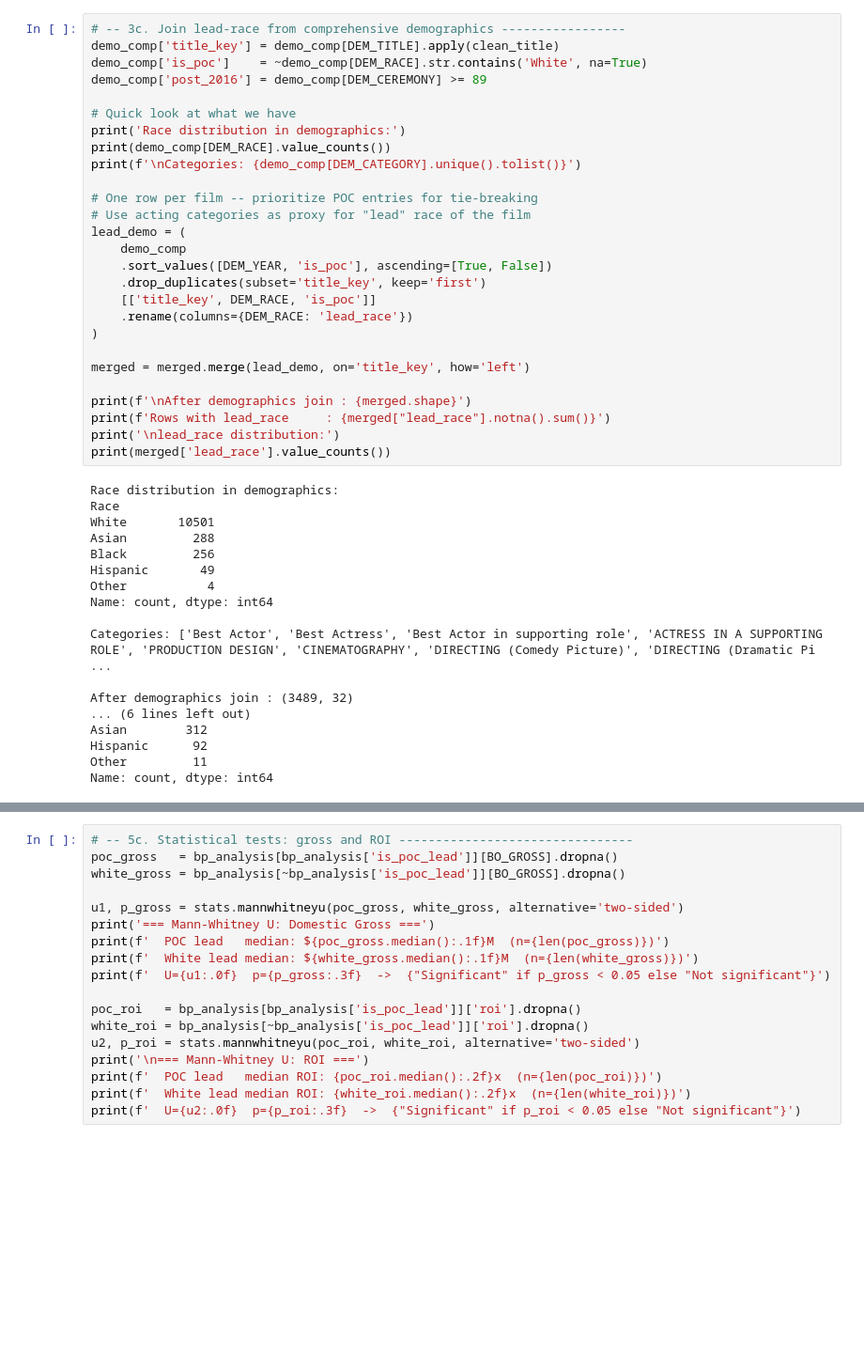
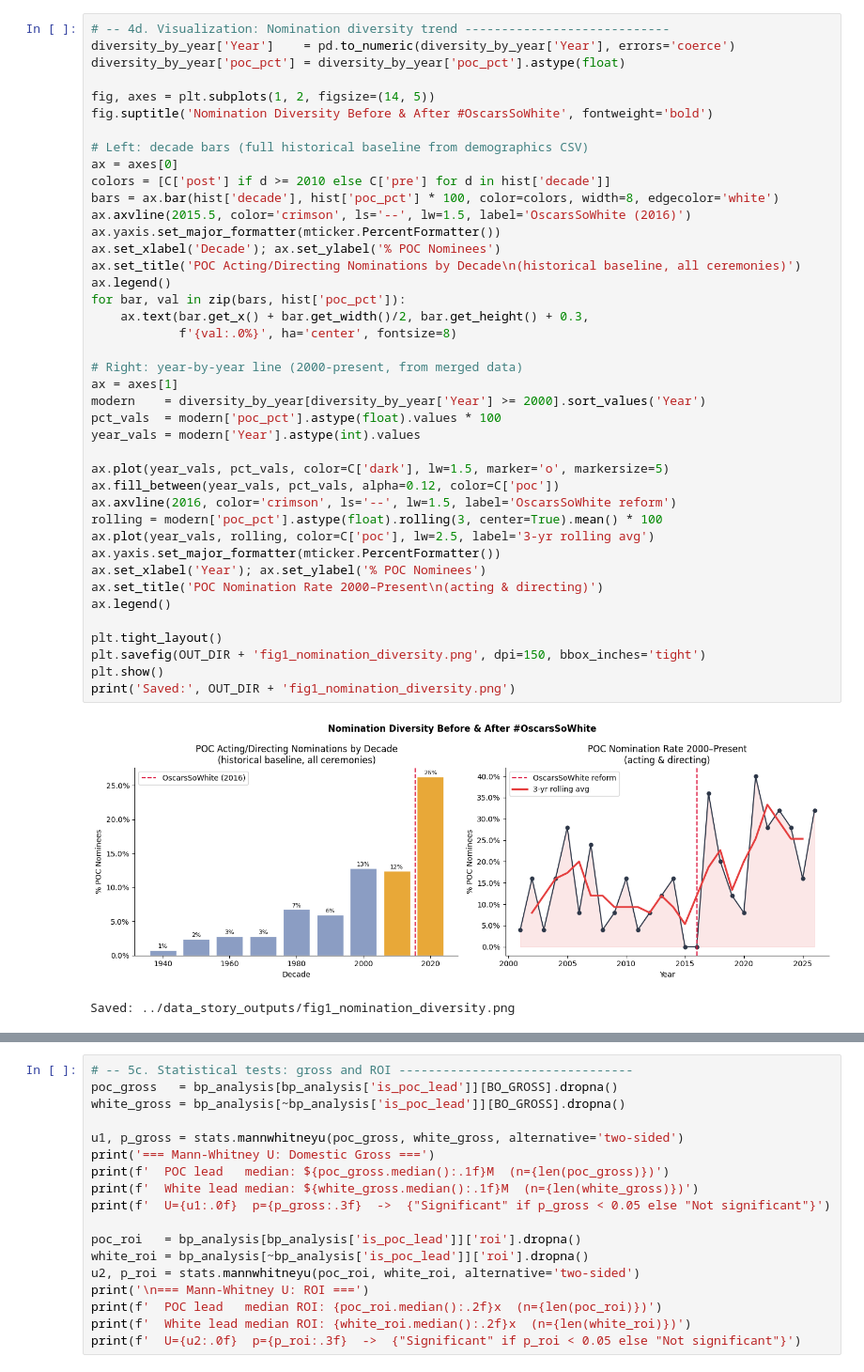
Before and after one commit to nmaharaj28/comm3180_S26_Data_Project, a Jupyter notebook: data_analysis/oscars_box_office.ipynb, the cells around one changed output, grey strips where cells are left out. Shown at 94% size. Saved outputs shown, nothing was run; the diff lists cells and outputs as text; blank space fills up the shorter version.

```diff
--- a/data_analysis/oscars_box_office.ipynb
+++ b/data_analysis/oscars_box_office.ipynb
@@ -289,46 +394,45 @@ Unmatched films (763) -- first 15 to spot-check:
 # %%
-# -- 3c. Join lead-race from comprehensive demographics -----------------
-demo_comp['title_key'] = demo_comp[DEM_TITLE].apply(clean_title)
-demo_comp['is_poc']    = ~demo_comp[DEM_RACE].str.contains('White', na=True)
-demo_comp['post_2016'] = demo_comp[DEM_CEREMONY] >= 89
+# -- 4d. Visualization: Nomination diversity trend ----------------------------
+diversity_by_year['Year']    = pd.to_numeric(diversity_by_year['Year'], errors='coerce')
+diversity_by_year['poc_pct'] = diversity_by_year['poc_pct'].astype(float)
 
-# Quick look at what we have
-print('Race distribution in demographics:')
-print(demo_comp[DEM_RACE].value_counts())
-print(f'\nCategories: {demo_comp[DEM_CATEGORY].unique().tolist()}')
+fig, axes = plt.subplots(1, 2, figsize=(14, 5))
+fig.suptitle('Nomination Diversity Before & After #OscarsSoWhite', fontweight='bold')
 
-# One row per film -- prioritize POC entries for tie-breaking
-# Use acting categories as proxy for "lead" race of the film
-lead_demo = (
-    demo_comp
-    .sort_values([DEM_YEAR, 'is_poc'], ascending=[True, False])
-    .drop_duplicates(subset='title_key', keep='first')
-    [['title_key', DEM_RACE, 'is_poc']]
-    .rename(columns={DEM_RACE: 'lead_race'})
-)
+# Left: decade bars (full historical baseline from demographics CSV)
+ax = axes[0]
+colors = [C['post'] if d >= 2010 else C['pre'] for d in hist['decade']]
+bars = ax.bar(hist['decade'], hist['poc_pct'] * 100, color=colors, width=8, edgecolor='white')
+ax.axvline(2015.5, color='crimson', ls='--', lw=1.5, label='OscarsSoWhite (2016)')
+ax.yaxis.set_major_formatter(mticker.PercentFormatter())
+ax.set_xlabel('Decade'); ax.set_ylabel('% POC Nominees')
+ax.set_title('POC Acting/Directing Nominations by Decade\n(historical baseline, all ceremonies)')
+ax.legend()
+for bar, val in zip(bars, hist['poc_pct']):
+    ax.text(bar.get_x() + bar.get_width()/2, bar.get_height() + 0.3,
+            f'{val:.0%}', ha='center', fontsize=8)
 
-merged = merged.merge(lead_demo, on='title_key', how='left')
+# Right: year-by-year line (2000-present, from merged data)
+ax = axes[1]
+modern    = diversity_by_year[diversity_by_year['Year'] >= 2000].sort_values('Year')
+pct_vals  = modern['poc_pct'].astype(float).values * 100
+year_vals = modern['Year'].astype(int).values
 
-print(f'\nAfter demographics join : {merged.shape}')
-print(f'Rows with lead_race     : {merged["lead_race"].notna().sum()}')
-print('\nlead_race distribution:')
-print(merged['lead_race'].value_counts())
+ax.plot(year_vals, pct_vals, color=C['dark'], lw=1.5, marker='o', markersize=5)
+ax.fill_between(year_vals, pct_vals, alpha=0.12, color=C['poc'])
+ax.axvline(2016, color='crimson', ls='--', lw=1.5, label='OscarsSoWhite reform')
+rolling = modern['poc_pct'].astype(float).rolling(3, center=True).mean() * 100
+ax.plot(year_vals, rolling, color=C['poc'], lw=2.5, label='3-yr rolling avg')
+ax.yaxis.set_major_formatter(mticker.PercentFormatter())
+ax.set_xlabel('Year'); ax.set_ylabel('% POC Nominees')
+ax.set_title('POC Nomination Rate 2000–Present\n(acting & directing)')
+ax.legend()
+
+plt.tight_layout()
+plt.savefig(OUT_DIR + 'fig1_nomination_diversity.png', dpi=150, bbox_inches='tight')
+plt.show()
+print('Saved:', OUT_DIR + 'fig1_nomination_diversity.png')
 # %% [output]
+[figure, added]
-Race distribution in demographics:
-Race
-White       10501
-Asian         288
-Black         256
-Hispanic       49
-Other           4
-Name: count, dtype: int64
-
-Categories: ['Best Actor', 'Best Actress', 'Best Actor in supporting role', 'ACTRESS IN A SUPPORTING ROLE', 'PRODUCTION DESIGN', 'CINEMATOGRAPHY', 'DIRECTING (Comedy Picture)', 'DIRECTING (Dramatic Pi ...
-
-After demographics join : (3489, 32)
-... (6 lines left out)
-Asian        312
-Hispanic      92
-Other         11
-Name: count, dtype: int64
+Saved: ../data_story_outputs/fig1_nomination_diversity.png
 # %% [markdown]
```
Also changed, not shown: parts of 28 cells of this notebook, 2 other files.
